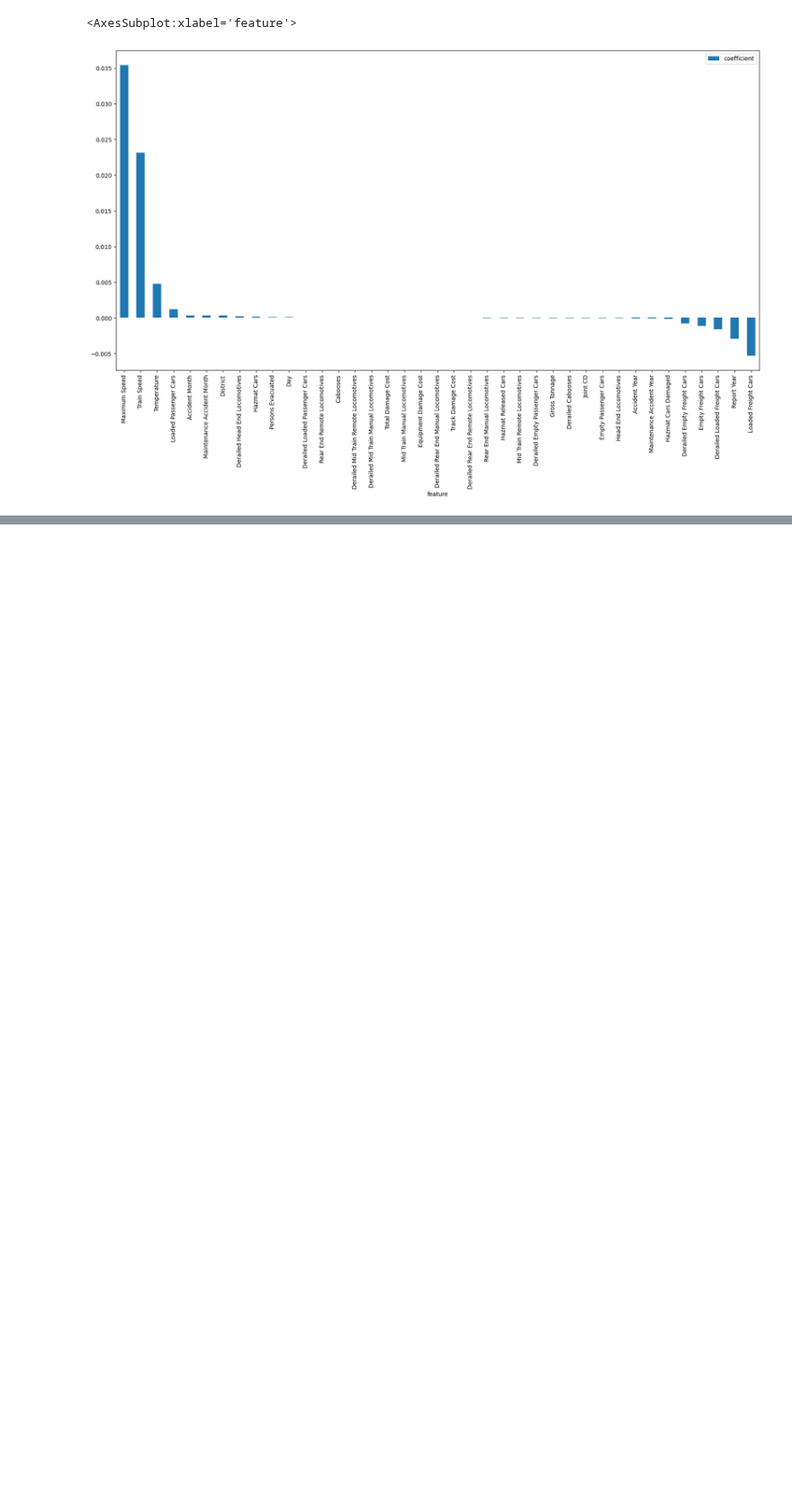
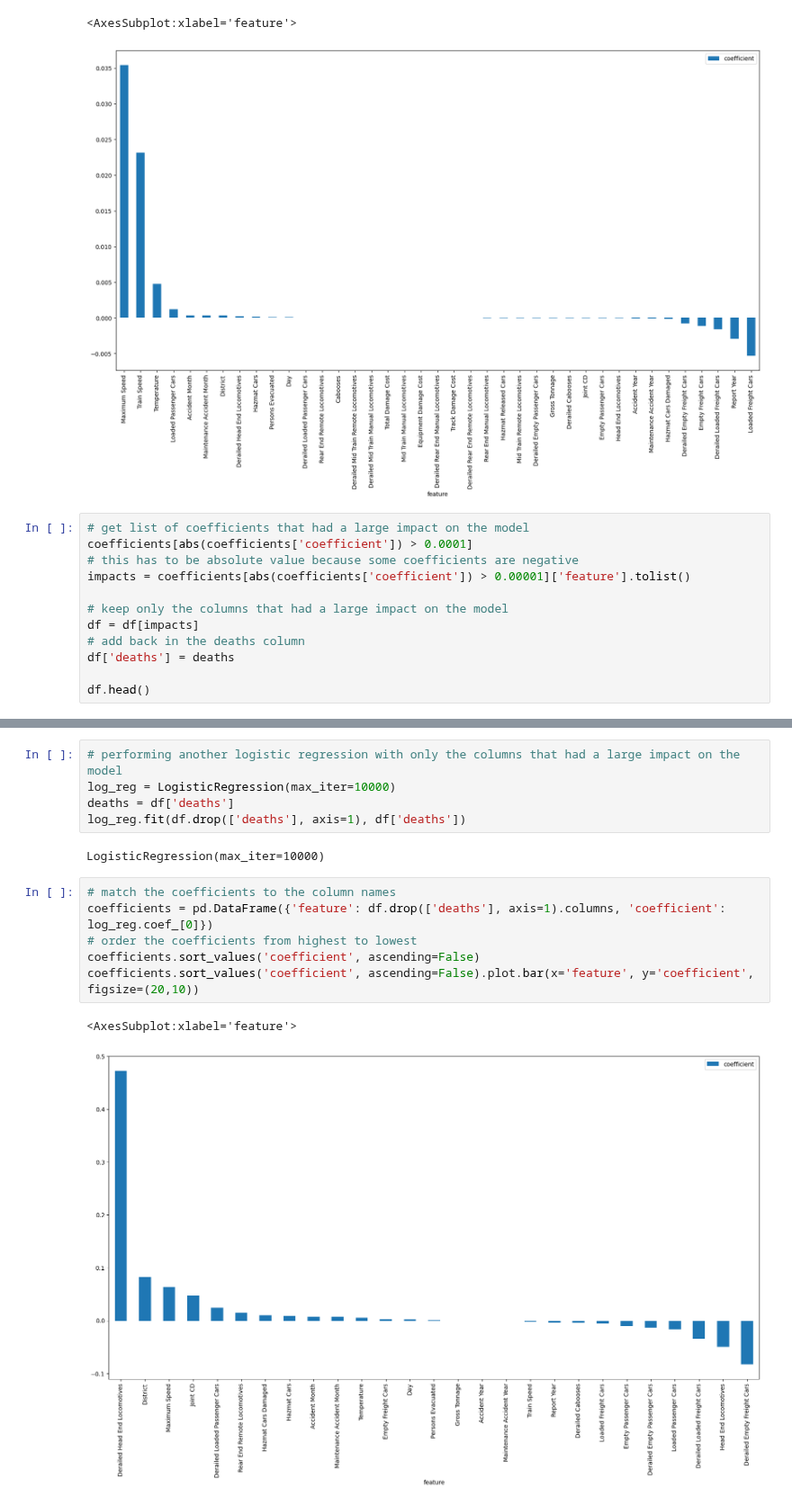
Before and after one commit to ndahlinuvm/Train-Derailment-287Project, a Jupyter notebook: log_reg.ipynb, the cells around one changed output, grey strips where cells are left out. Shown at 90% size. Drawn from its saved outputs; the diff is of its cells as text; blank space fills up the shorter version.

```diff
--- a/log_reg.ipynb
+++ b/log_reg.ipynb
@@ -95,3 +95,15 @@ coefficients.sort_values('coefficient', ascending=False).plot.bar(x='feature', y
 # %% [output]
 <AxesSubplot:xlabel='feature'>
 [figure]
+# %%
+# get list of coefficients that had a large impact on the model
+coefficients[abs(coefficients['coefficient']) > 0.0001]
+# this has to be absolute value because some coefficients are negative
+impacts = coefficients[abs(coefficients['coefficient']) > 0.00001]['feature'].tolist()
+
+# keep only the columns that had a large impact on the model
+df = df[impacts]
+# add back in the deaths column
+df['deaths'] = deaths
+
+df.head()
@@ -97,0 +118,16 @@ coefficients.sort_values('coefficient', ascending=False).plot.bar(x='feature', y
+# %%
+# performing another logistic regression with only the columns that had a large impact on the model
+log_reg = LogisticRegression(max_iter=10000)
+deaths = df['deaths']
+log_reg.fit(df.drop(['deaths'], axis=1), df['deaths'])
+# %% [output]
+LogisticRegression(max_iter=10000)
+# %%
+# match the coefficients to the column names
+coefficients = pd.DataFrame({'feature': df.drop(['deaths'], axis=1).columns, 'coefficient': log_reg.coef_[0]})
+# order the coefficients from highest to lowest
+coefficients.sort_values('coefficient', ascending=False)
+coefficients.sort_values('coefficient', ascending=False).plot.bar(x='feature', y='coefficient', figsize=(20,10))
+# %% [output]
+<AxesSubplot:xlabel='feature'>
+[figure, added]
```
Also changed, not shown: parts of 3 cells of this notebook.
